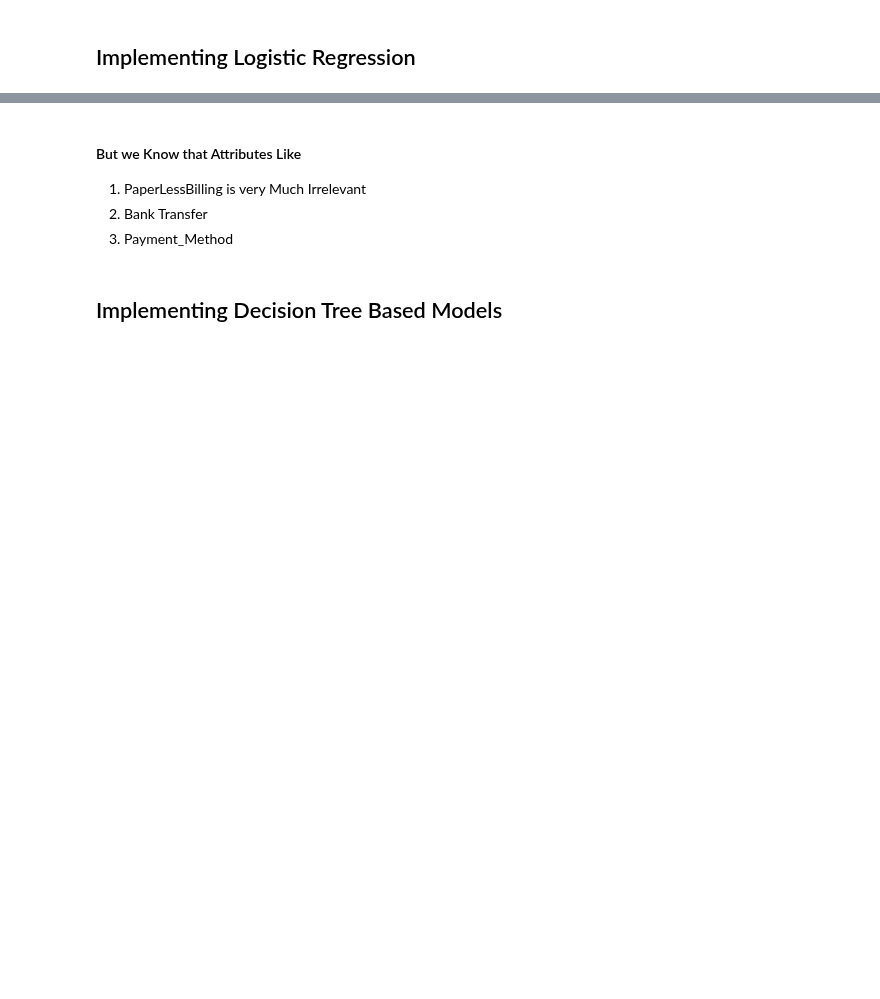
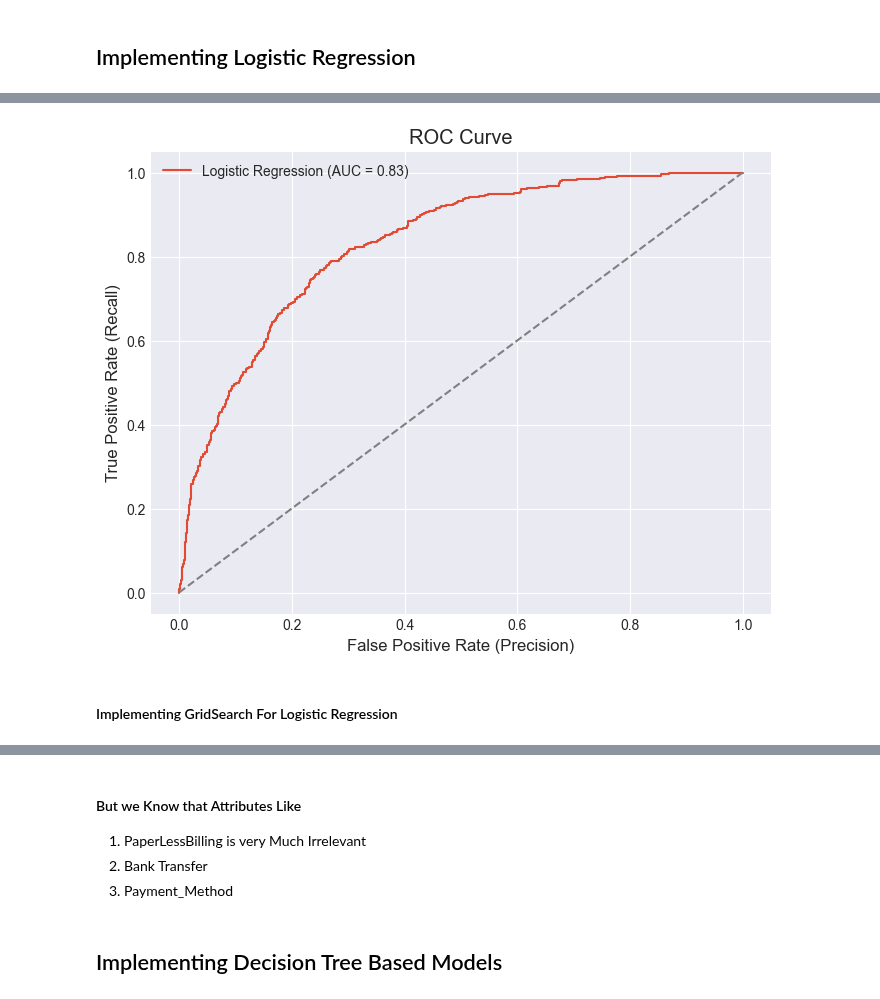
Before and after one commit to SianRods/Data-Science-ML, a Jupyter notebook: GDSC_ML_Task/notebook/model-fitting.ipynb, the cells around one changed output, grey strips where cells are left out. Drawn from its saved outputs; the diff is of its cells as text; code cells hidden in the pictures; blank space fills up the shorter version.

```diff
--- a/GDSC_ML_Task/notebook/model-fitting.ipynb
+++ b/GDSC_ML_Task/notebook/model-fitting.ipynb
@@ -139,0 +210,22 @@ array([[937,  96],
+# %%
+# Here we will be predicting probabilites as we require probabilites of postive class   as  we determine it at various thresholds
+y_probab=linear_model.predict_proba(x_test)[:,1]
+
+false_postive_r,true_positive_r,thresh=roc_curve(y_test,y_probab)
+auc_score = roc_auc_score(y_test, y_probab)
+# print(plt.style.available)
+# %%
+plt.figure(figsize=(8,6))
+plt.style.use('seaborn-v0_8-dark')
+plt.grid(True)
+plt.plot(false_postive_r, true_positive_r, label=f"Logistic Regression (AUC = {auc_score:.2f})")
+plt.plot([0, 1], [0, 1], linestyle='--', color='gray')
+plt.xlabel('False Positive Rate (Precision)')
+plt.ylabel('True Positive Rate (Recall)')
+plt.title('ROC Curve')
+plt.legend()
+plt.show()
+# %% [output]
+[figure, added]
+# %% [markdown]
+#### Implementing GridSearch For Logistic Regression
```
Also changed, not shown: parts of 57 cells of this notebook.
